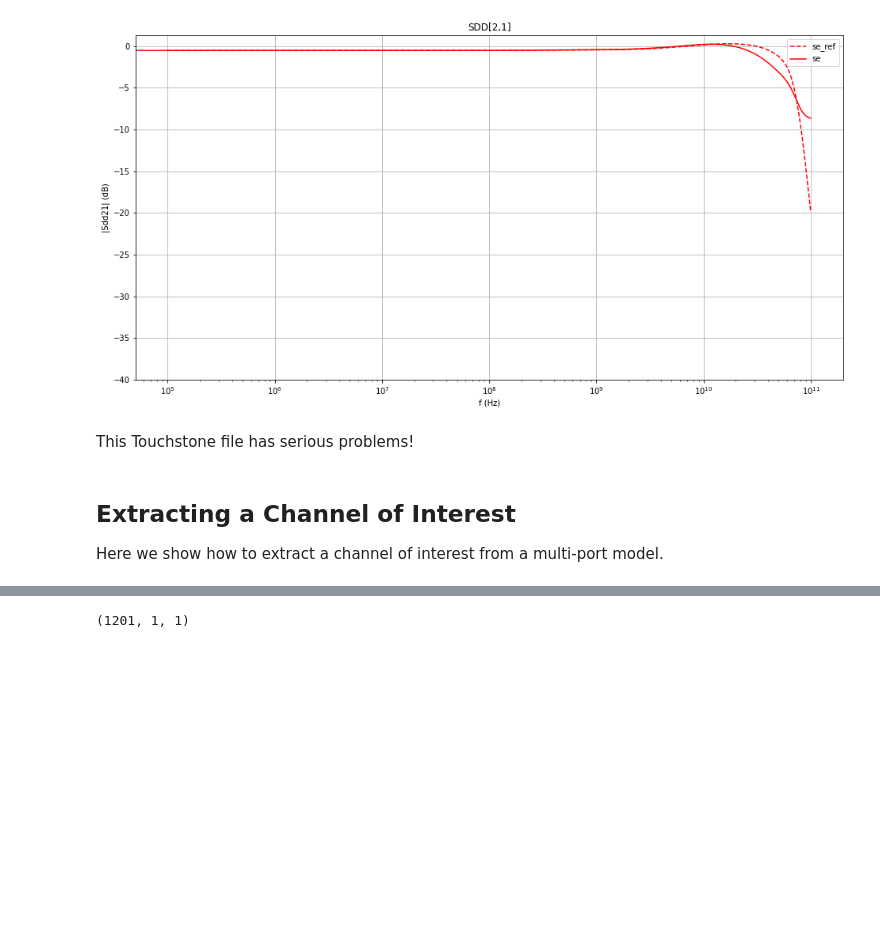
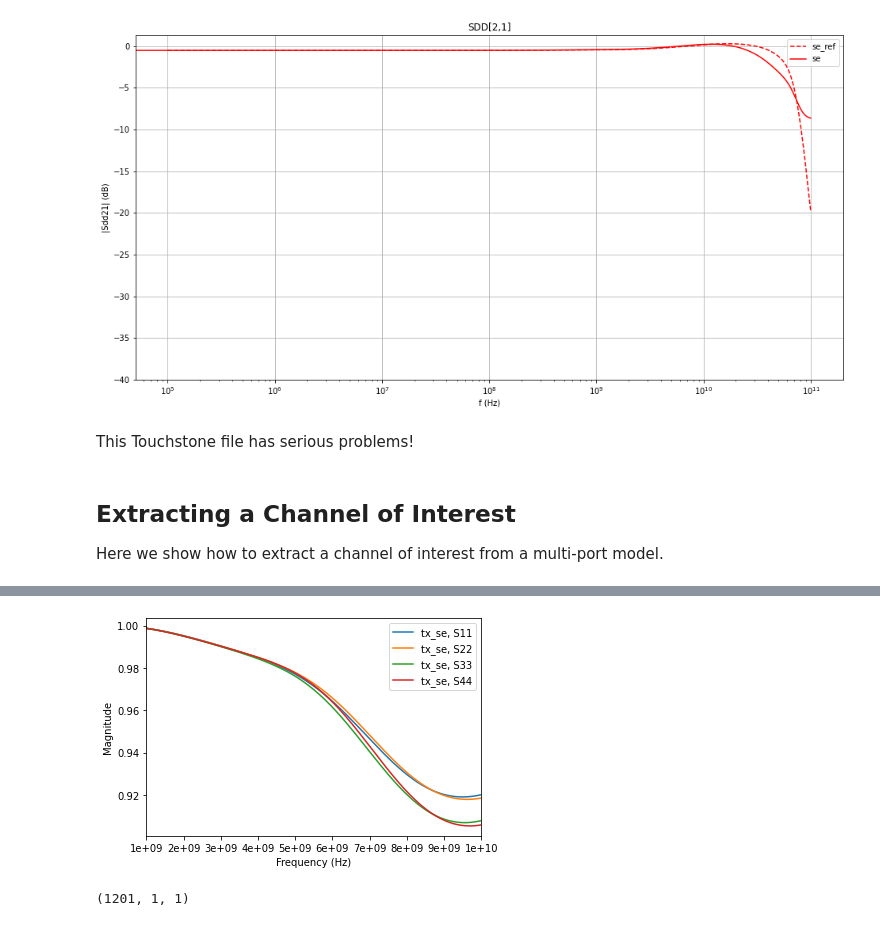
Before and after one commit to capn-freako/PyBERT, a Jupyter notebook: misc/scikit-rf/S-param Check.ipynb, the cells around one changed output, grey strips where cells are left out. Saved outputs shown, nothing was run; the diff lists cells and outputs as text; code cells hidden in the pictures; blank space fills up the shorter version.

```diff
--- a/misc/scikit-rf/S-param Check.ipynb
+++ b/misc/scikit-rf/S-param Check.ipynb
@@ -301,3 +328,11 @@ subnet.plot_s_mag()
+# %%
+ntwk = rf.Network("../Support/DoriItzhaki/tx_se.s4p")
+for m in range(4):
+    for n in range(4):
+        if np.abs(ntwk.s[0, m, n]) > 0.5:
+            ntwk.plot_s_mag(m, n)
+# %% [output]
+[figure, added]
 # %%
 rf.one_port_2_two_port(subnet).write_touchstone()
 # %%
```
Also changed, not shown: parts of 8 cells of this notebook, 3 other files.
